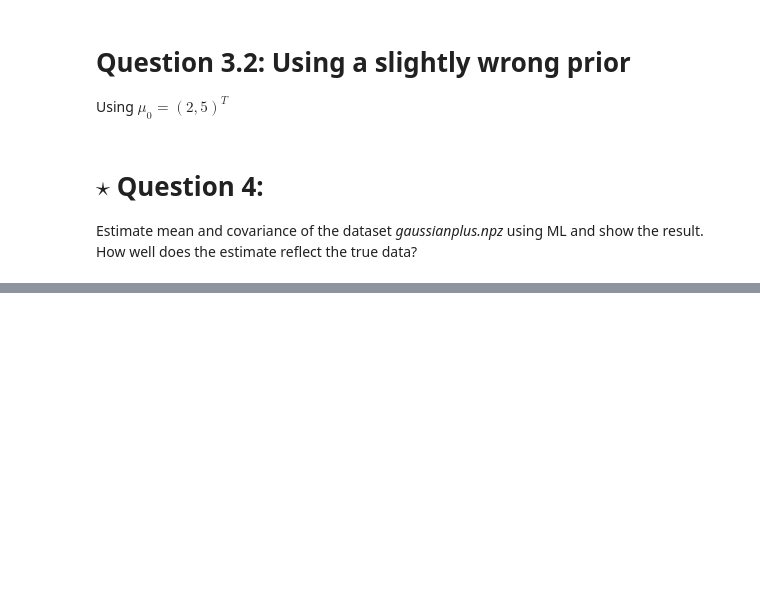
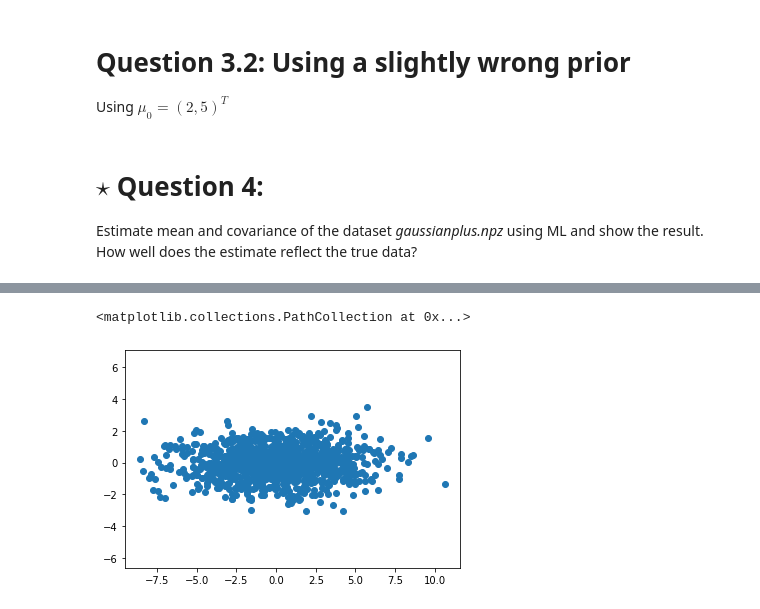
Before and after one commit to abhijeetknayak/spr-exercises, a Jupyter notebook: templates/ex2.ipynb, the cells around one changed output, grey strips where cells are left out. Cells and saved outputs as stored; diff of their text form; code cells hidden in the pictures; blank space fills up the shorter version.

```diff
--- a/templates/ex2.ipynb
+++ b/templates/ex2.ipynb
@@ -54,0 +150,8 @@ the result. How well does the estimate reflect the true data?
+# %%
+scaling_matrix = np.array([[3, 0], [0, 1]])
+samples_scaled = samples @ scaling_matrix
+plt.axis('equal')
+plt.scatter(samples_scaled[:, 0], samples_scaled[:, 1])
+# %% [output]
+<matplotlib.collections.PathCollection at 0x...>
+[figure, added]
```
Also changed, not shown: parts of 12 cells of this notebook.
